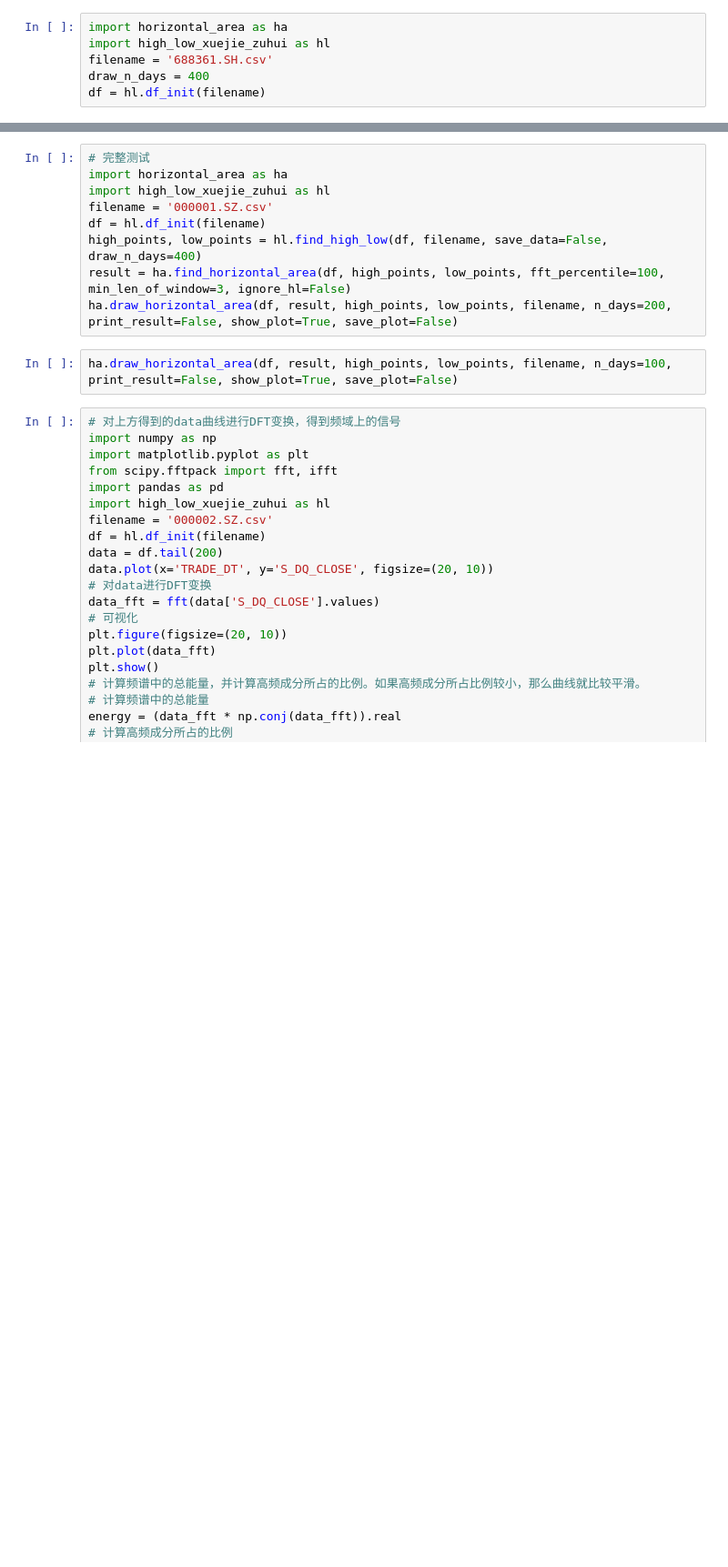
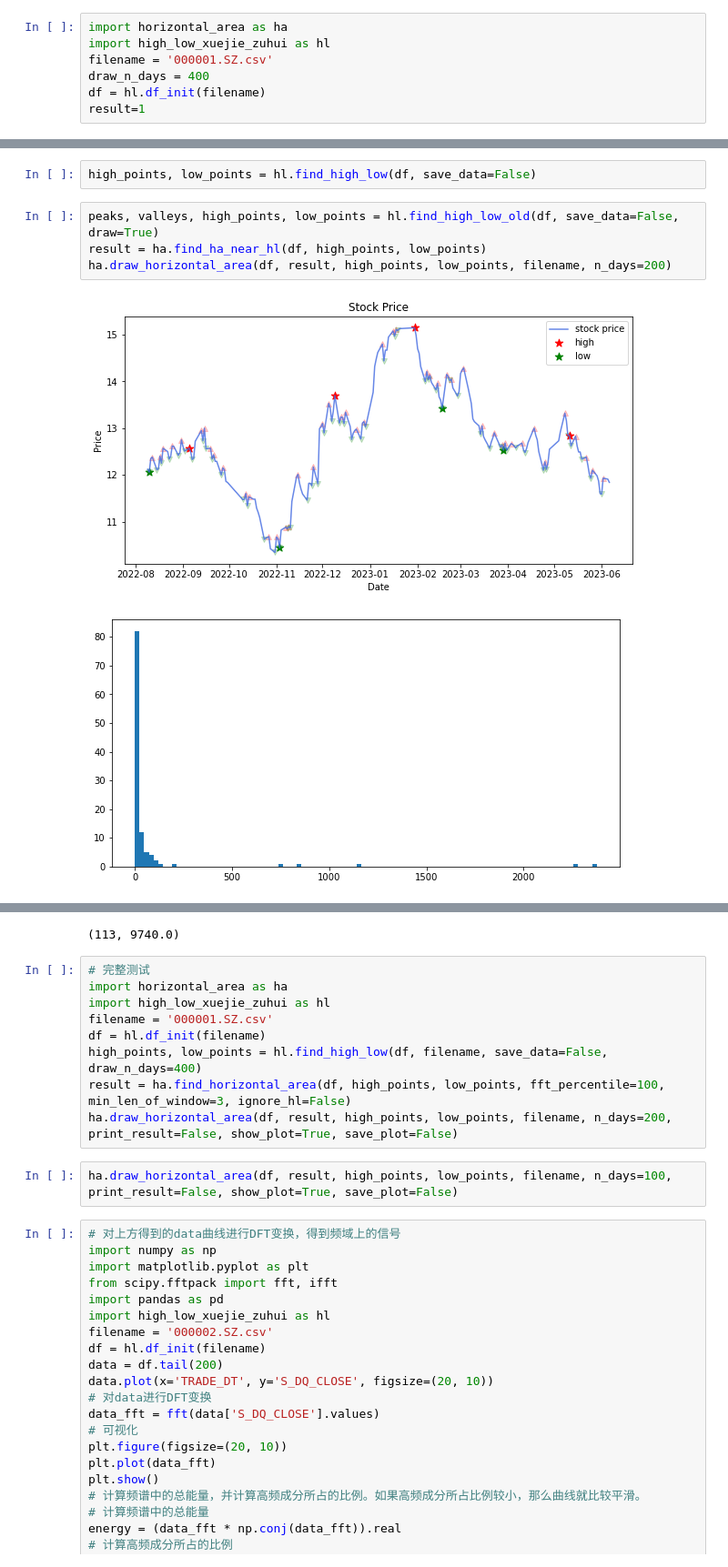
Before and after one commit to QsbpGroup/quant-stat-baby-project, a Jupyter notebook: 1.ipynb, the cells around one changed output, grey strips where cells are left out. Shown at 91% size. Saved outputs shown, nothing was run; the diff lists cells and outputs as text; blank space fills up the shorter version.

```diff
--- a/1.ipynb
+++ b/1.ipynb
@@ -1,6 +1,7 @@
 # %%
 import horizontal_area as ha
 import high_low_xuejie_zuhui as hl
-filename = '688361.SH.csv'
+filename = '000001.SZ.csv'
 draw_n_days = 400
 df = hl.df_init(filename)
+result=1
@@ -6,0 +24,9 @@ df = hl.df_init(filename)
+# %%
+high_points, low_points = hl.find_high_low(df, save_data=False)
+# %%
+peaks, valleys, high_points, low_points = hl.find_high_low_old(df, save_data=False, draw=True)
+result = ha.find_ha_near_hl(df, high_points, low_points)
+ha.draw_horizontal_area(df, result, high_points, low_points, filename, n_days=200)
+# %% [output]
+[figure, added]
+[figure, added]
@@ -7,3 +42,4 @@ df = hl.df_init(filename)
+(113, 9740.0)
 # %%
 # 完整测试
 import horizontal_area as ha
```
Also changed, not shown: parts of 10 cells of this notebook, 1 other file.
